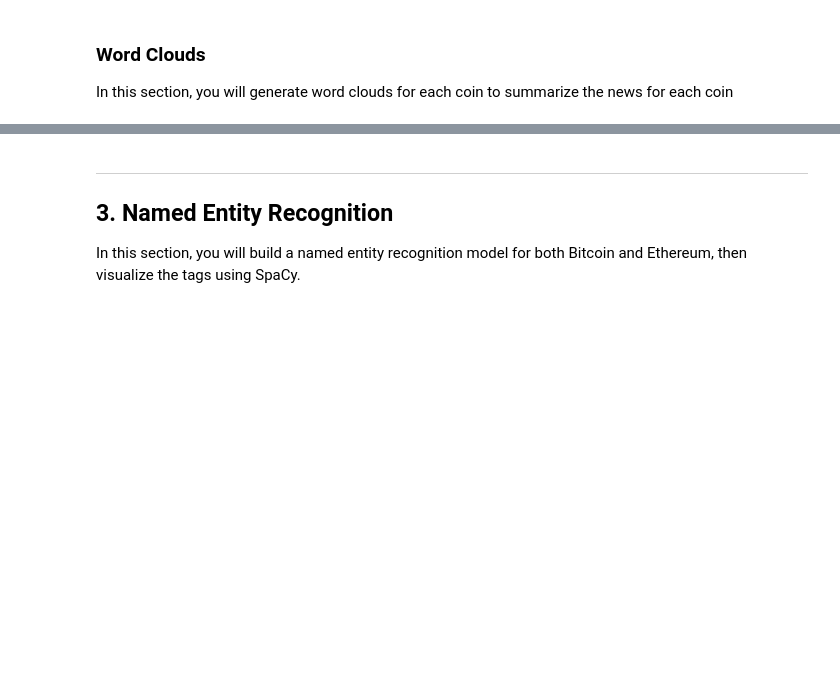
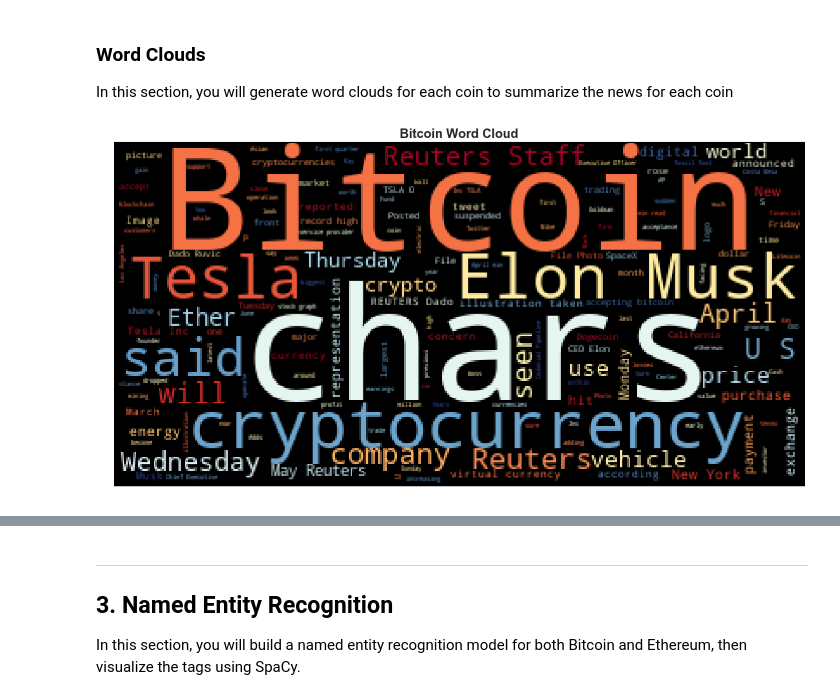
Before and after one commit to tabenny/crypto_sentiment_nlp, a Jupyter notebook: crypto_sentiment.ipynb, the cells around one changed output, grey strips where cells are left out. Cells and saved outputs as stored; diff of their text form; code cells hidden in the pictures; blank space fills up the shorter version.

```diff
--- a/crypto_sentiment.ipynb
+++ b/crypto_sentiment.ipynb
@@ -189,24 +195,28 @@ import re
+# %%
+tokenizer = nltk.RegexpTokenizer(r"\w+")
 # %%
 # Complete the tokenizer function
 def tokenizer(text):
     """Tokenizes text."""
 
+
     # Remove the punctuation from text
-
+    #use regular expression to remove the punctuations
+    tokenizer = nltk.RegexpTokenizer(r"\w+")
 
     # Create a tokenized list of the words
-
+    words = tokenizer.tokenize(text)
 
     # Lemmatize words into root words
+    lem = [lemmatizer.lemmatize(word) for word in words]
 
-
+    #combine both of them together
     # Convert the words to lowercase
-
-
     # Remove the stop words
-
+    tokens = [word.lower() for word in lem if word.lower() not in sw_new]
 
     return tokens
 # %%
 # Create a new tokens column for Bitcoin
-# YOUR CODE HERE!
+df_bitcoin['tokens'] = df_bitcoin['text'].apply(tokenizer)
+df_bitcoin.head()
@@ -227,4 +252,7 @@ from collections import Counter
 from nltk import ngrams
 # %%
 # Generate the Bitcoin N-grams where N=2
-# YOUR CODE HERE!
+bitcoin_text = ' '.join(df_bitcoin.text)
+bitcoin_processed = tokenizer(bitcoin_text)
+bitcoin_ngrams = Counter(ngrams(bitcoin_processed, n=2))
+print(dict(bitcoin_ngrams.most_common(25)))
@@ -262,0 +298,10 @@ mpl.rcParams['figure.figsize'] = [20.0, 10.0]
+# %%
+# Generate the Bitcoin word cloud
+wordcloud_bitcoin = WordCloud(colormap="RdYlBu").generate(bitcoin_text)
+plt.imshow(wordcloud_bitcoin)
+plt.axis("off")
+fontdict = {"fontsize": 20, "fontweight": "bold"}
+plt.title("Bitcoin Word Cloud", fontdict=fontdict)
+plt.show()
+# %% [output]
+[figure, added]
```
Also changed, not shown: parts of 22 cells of this notebook.
